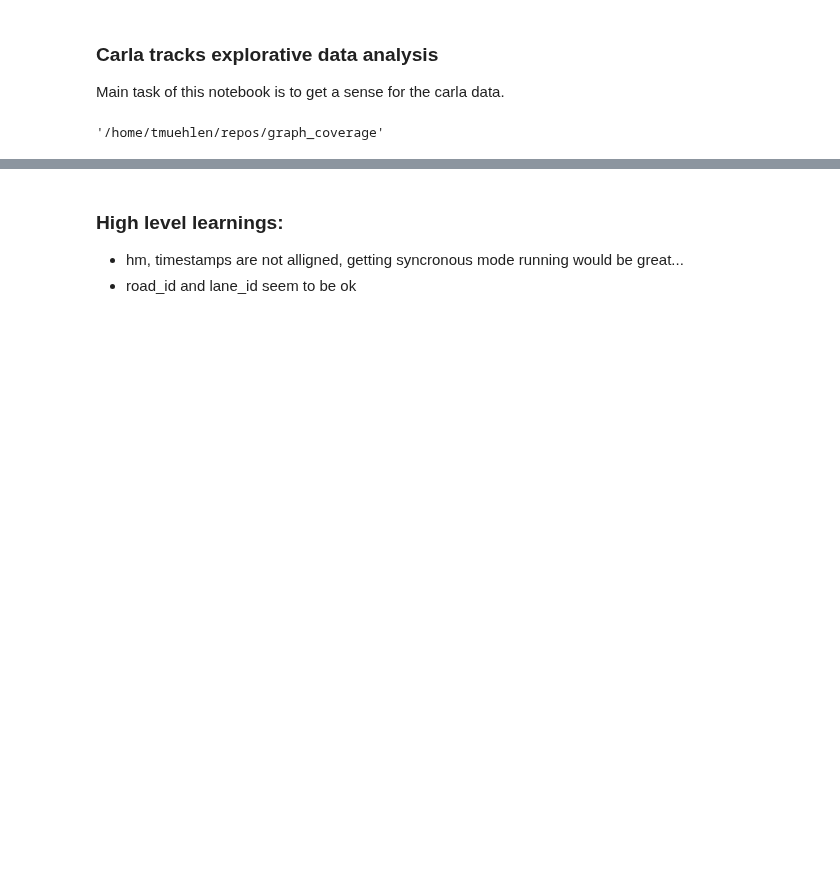
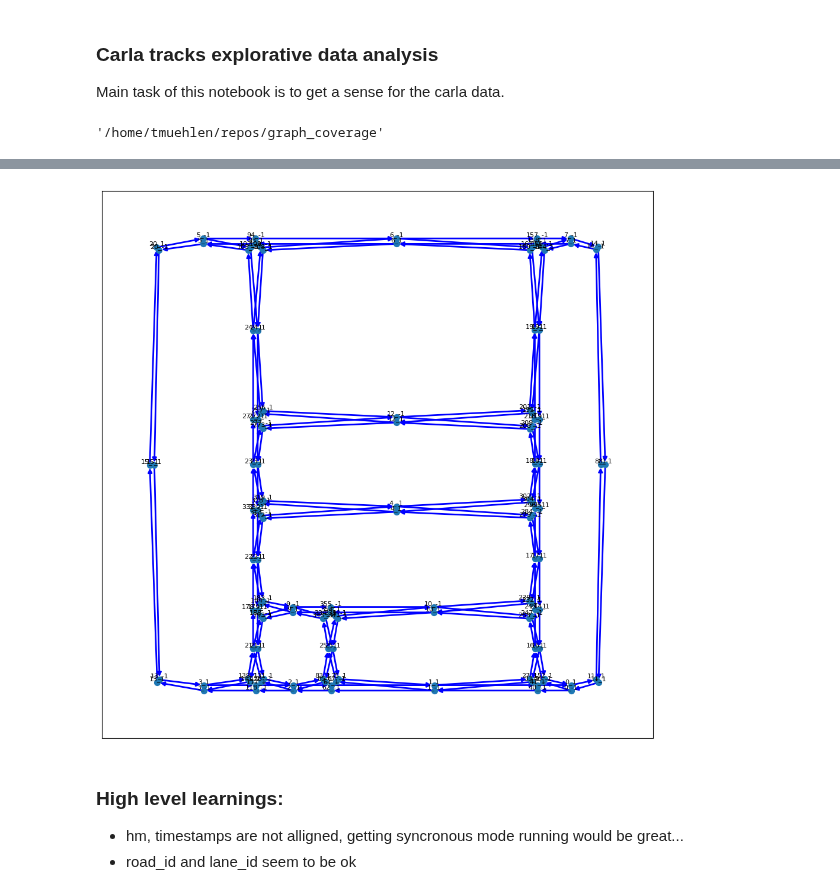
Before and after one commit to tmuehlen80/graph_coverage, a Jupyter notebook: Notebooks/carla/tracks_eda.ipynb, the cells around one changed output, grey strips where cells are left out. Drawn from its saved outputs; the diff is of its cells as text; code cells hidden in the pictures; blank space fills up the shorter version.

Commit message:
add carla map graph for graph_creator

```diff
--- a/Notebooks/carla/tracks_eda.ipynb
+++ b/Notebooks/carla/tracks_eda.ipynb
@@ -37,0 +41,6 @@ RuntimeError: time-out of 10000ms while waiting for the simulator, make sure the
+# %%
+world_map = world.get_map()
+# %%
+give_it_a_try = MapGraph()
+# %%
+g = give_it_a_try.create_from_carla_map(world_map)
@@ -38,3 +49,7 @@ RuntimeError: time-out of 10000ms while waiting for the simulator, make sure the
+# %%
+g.visualize_graph()
+# %% [output]
+[figure, added]
 # %%
 track_files = os.listdir(Path('carla/data') )
 dfs = []
```
Also changed, not shown: parts of 4 cells of this notebook, 1 other file.
